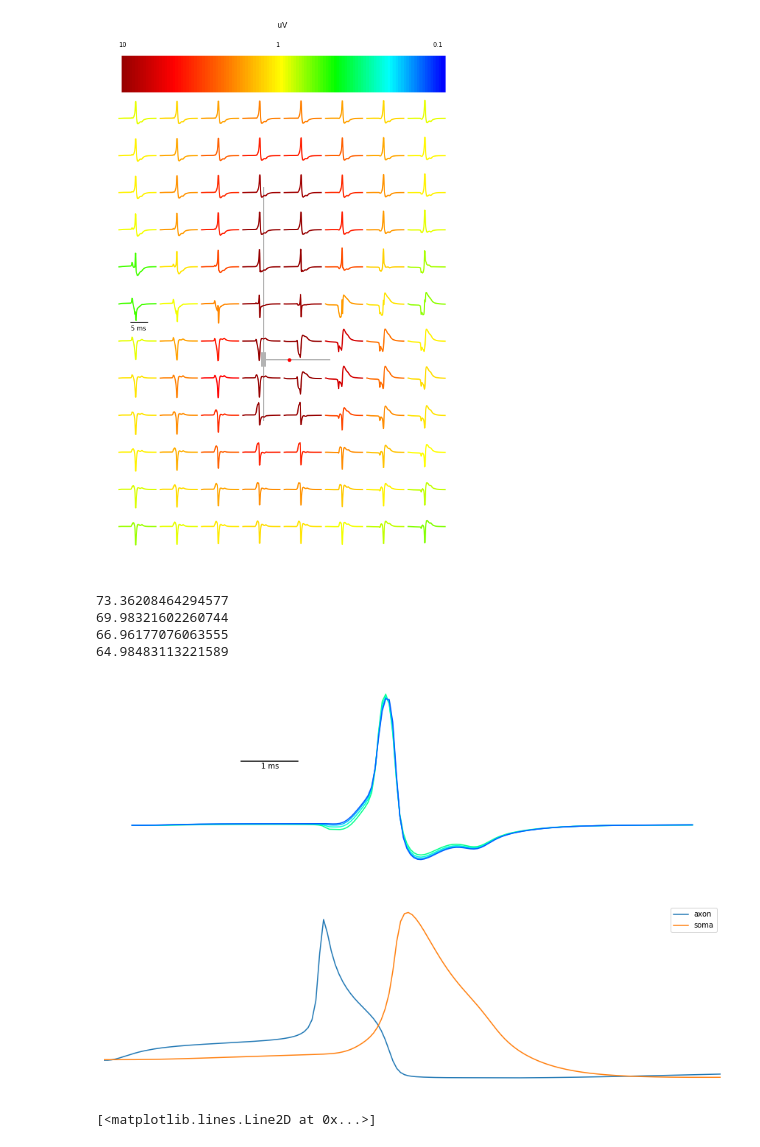
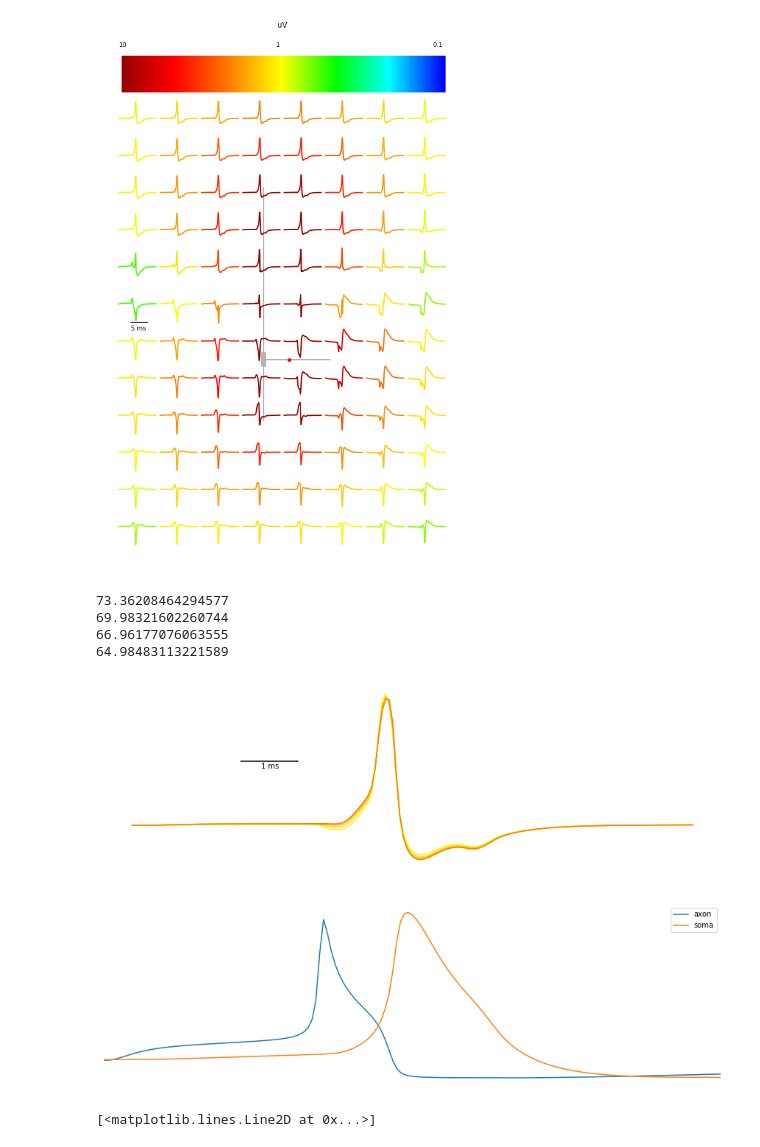
Before and after one commit to latimerb/GeneralTutorials, a Jupyter notebook: LFP/LFPTutorial3-BLA Pyramidal-stylized.ipynb, the cells around one changed output. Saved outputs shown, nothing was run; the diff lists cells and outputs as text; code cells hidden in the pictures.

Commit message:
additional figure

```diff
--- a/LFP/LFPTutorial3-BLA Pyramidal-stylized.ipynb
+++ b/LFP/LFPTutorial3-BLA Pyramidal-stylized.ipynb
@@ -298,8 +298,8 @@ fig = plot_elec_grid_stick(cell,electrode)
 [figure]
 # %%
 electrodes = [95,83,71,59]
-elec_cols = [[0,1,0.539],[0,1,0.8333],[0,.7059,1],[0,0.3627,1]] # No backprop
-#elec_cols = [[0.902,1,0],[1,0.841,0],[1,0.629,0],[1,0.497,0]]
+#elec_cols = [[0,1,0.539],[0,1,0.8333],[0,.7059,1],[0,0.3627,1]] # No backprop
+elec_cols = [[0.902,1,0],[1,0.841,0],[1,0.629,0],[1,0.497,0]]
 colors = np.zeros((120,3))
 for i in np.arange(0,120):
     if i<20 and i>=0:
@@ -335,35 +335,35 @@ colors = ['r','g','b','m','k']
 axon = 165
 soma = 90
 #for i in np.arange(0,cell.vmem.shape[0]):
  #   print(i)
     #if mod(i,15)==0:
         #plot(cell.tvec,cell.vmem[i,:],label="{}".format(i))
 plot(cell.tvec,cell.vmem[axon,:],label="axon")
 #plot(cell.tvec,cell.vmem[30,:])
 plot(cell.tvec,cell.vmem[soma,:], label="soma")
 #peak = np.max(cell.vmem[i])
 legend()
 xlim(50,60)
 
 ax.set_xticks([])
 ax.set_yticks([])
 ax.set_xticklabels([])
 ax.set_yticklabels([])
 ax.axis('off')
 
 ax2.set_xticks([])
 ax2.set_yticks([])
 ax2.set_xticklabels([])
 ax2.set_yticklabels([])
 ax2.axis('off')
 
-#fig.savefig('stylizedspike_backprop_intraextra.svg',bbox_inches='tight',pad_inches=0)
+fig.savefig('stylizedspike_backprop_intraextra.svg',bbox_inches='tight',pad_inches=0)
 # %% [output]
 73.36208464294577
 69.98321602260744
 66.96177076063555
 64.98483113221589
-[figure, old version]
+[figure, new version]
 # %%
 max_amp = zeros((electrode.LFP.shape[0],))
 dist = zeros((electrode.LFP.shape[0],))
```
Also changed, not shown: 1 other file.
